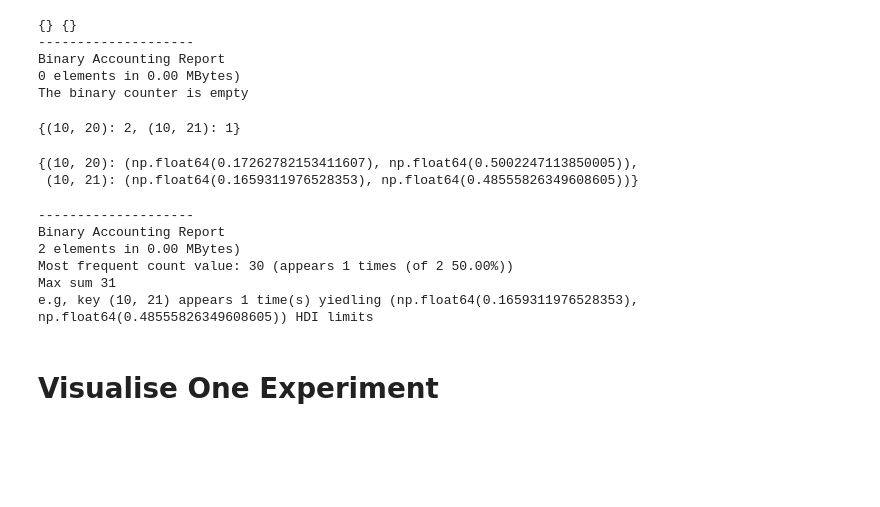
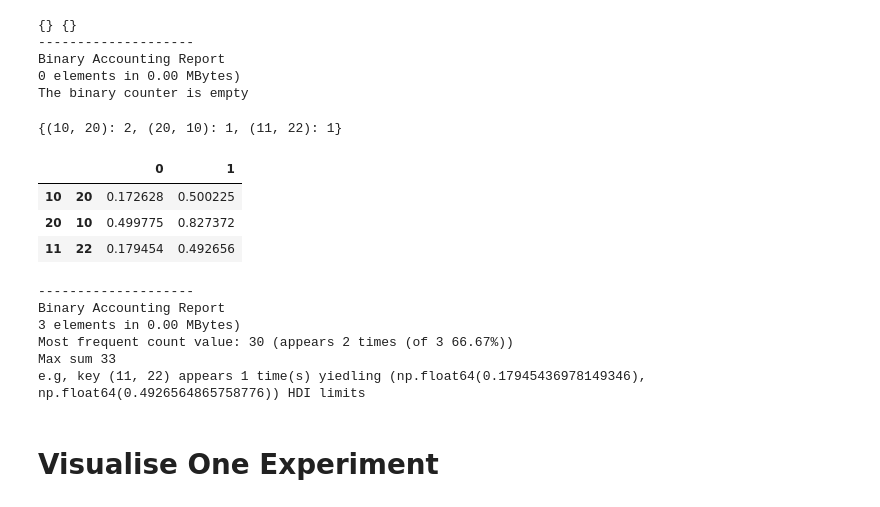
Before and after one commit to elzurdo/dpitg, a Jupyter notebook: notebooks/fair_coin_handpicked.ipynb, the cells around one changed output. Drawn from its saved outputs; the diff is of its cells as text; code cells hidden in the pictures; blank space fills up the shorter version.

```diff
--- a/notebooks/fair_coin_handpicked.ipynb
+++ b/notebooks/fair_coin_handpicked.ipynb
@@ -85,21 +85,25 @@ The binary counter is empty
 # %%
 binary_accounting.successes_failures_to_hdi_limits(10, 20)
 binary_accounting.successes_failures_to_hdi_limits(10, 20)
-binary_accounting.successes_failures_to_hdi_limits(10, 21)
+binary_accounting.successes_failures_to_hdi_limits(20, 10)
+binary_accounting.successes_failures_to_hdi_limits(11, 22)
 
-display(binary_accounting.dict_successes_failures_counter, binary_accounting.dict_successes_failures_hdi_limits)
+display(binary_accounting.dict_successes_failures_counter)
+display(pd.DataFrame(binary_accounting.dict_successes_failures_hdi_limits).T)
 print("-" * 20)
 report_accounting_size(binary_accounting)
 # %% [output]
-{(10, 20): 2, (10, 21): 1}
+{(10, 20): 2, (20, 10): 1, (11, 22): 1}
+|  |  | 0 | 1 |
+| 10 | 20 | 0.172628 | 0.500225 |
+| 20 | 10 | 0.499775 | 0.827372 |
+| 11 | 22 | 0.179454 | 0.492656 |
-{(10, 20): (np.float64(0.17262782153411607), np.float64(0.5002247113850005)),
- (10, 21): (np.float64(0.1659311976528353), np.float64(0.48555826349608605))}
+--------------------
+Binary Accounting Report
+3 elements in 0.00 MBytes)
+Most frequent count value: 30 (appears 2 times (of 3 66.67%))
+Max sum 33
+e.g, key (11, 22) appears 1 time(s) yiedling (np.float64(0.17945436978149346), np.float64(0.4926564865758776)) HDI limits
---------------------
-Binary Accounting Report
-2 elements in 0.00 MBytes)
-Most frequent count value: 30 (appears 1 times (of 2 50.00%))
-Max sum 31
-e.g, key (10, 21) appears 1 time(s) yiedling (np.float64(0.1659311976528353), np.float64(0.48555826349608605)) HDI limits
 # %% [markdown]
 # Visualise One Experiment
 # %%
```
Also changed, not shown: parts of 8 cells of this notebook, 1 other file.
